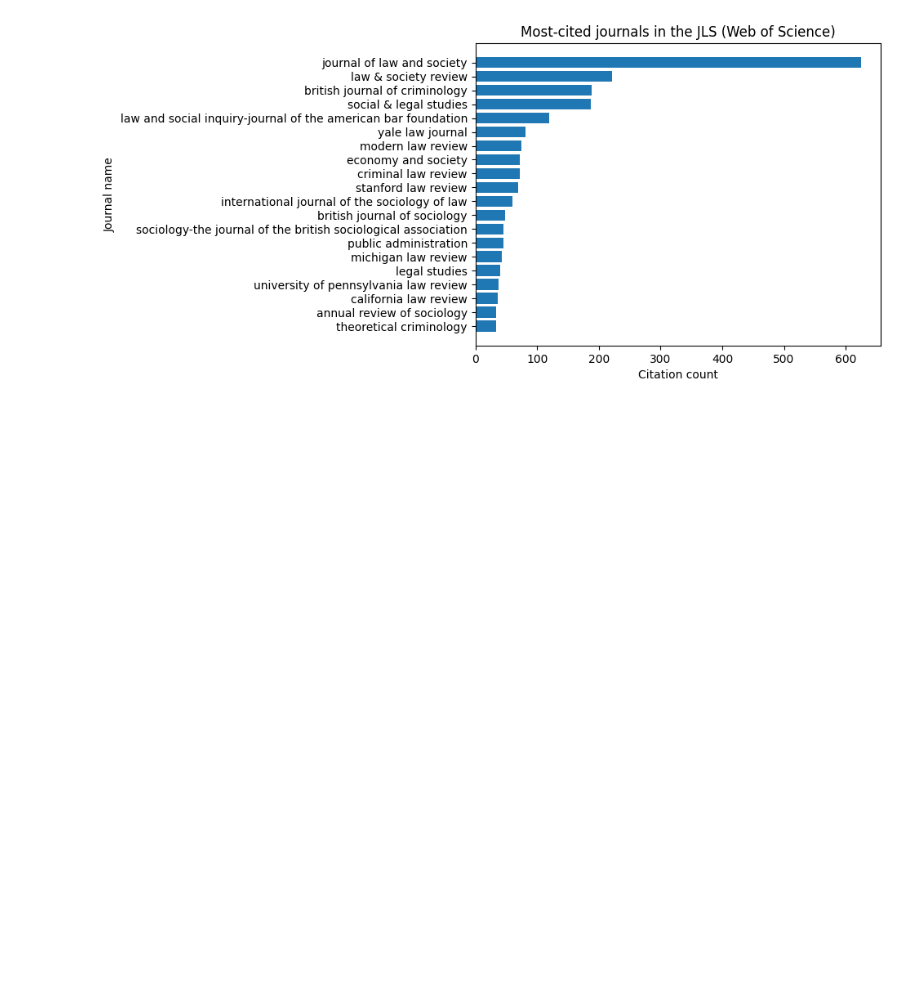
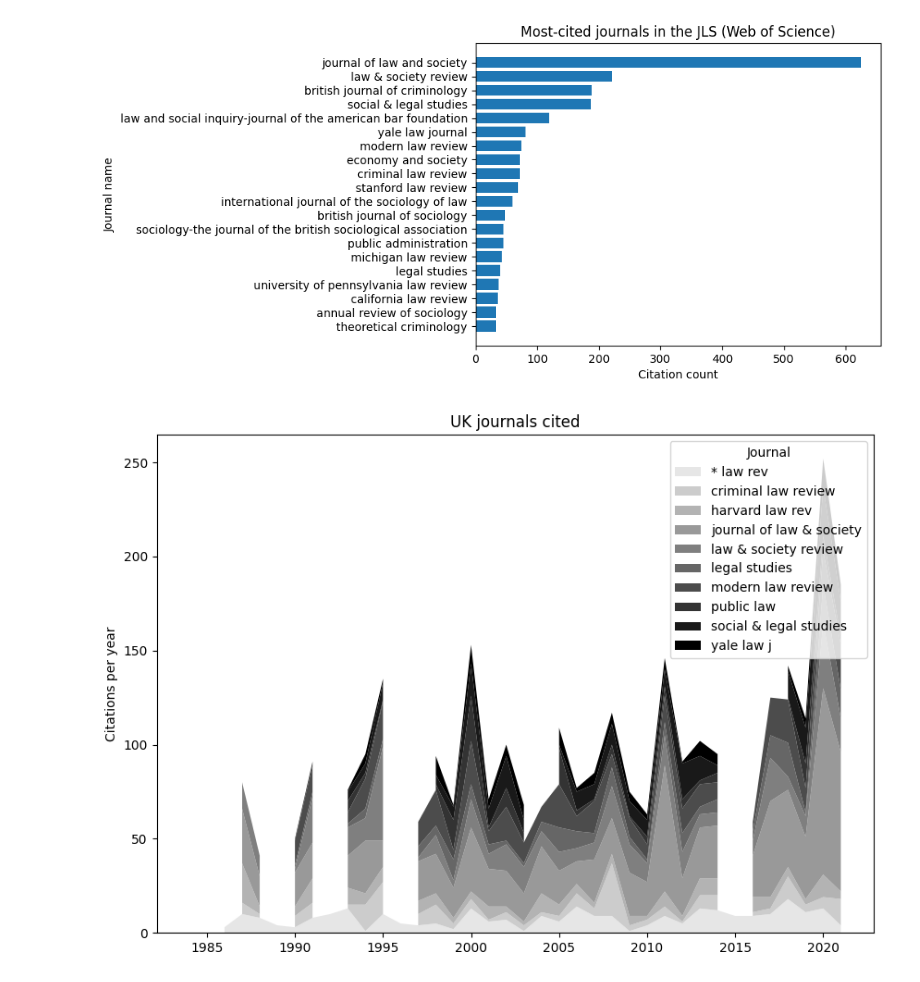
Before and after one commit to cboulanger/jls-bibliometry, a Jupyter notebook: jls-bibliometry.ipynb, the cells around one changed output. Drawn from its saved outputs; the diff is of its cells as text; code cells hidden in the pictures; blank space fills up the shorter version.

```diff
--- a/jls-bibliometry.ipynb
+++ b/jls-bibliometry.ipynb
@@ -246,3 +335,23 @@ plt.savefig("docs/jls-most-cited-journals-wos.png", bbox_inches="tight")
 plt.show()
 # %% [output]
 [figure]
+# %%
+query = """
+match (citingWork:Work)-[r:CITES]->(:Work)-[:PUBLISHED_IN]-(citedVenue:Venue)
+where exists((citingWork)-[:PUBLISHED_IN]->(:Venue {id:"j law soc"}))
+with toLower(citedVenue.name) as journal, count(r) as count
+order by count desc
+limit 10
+with collect(journal) as journals
+match (citingWork:Work)-[r:CITES]->(:Work)-[:PUBLISHED_IN]-(citedVenue:Venue)
+where exists((citingWork)-[:PUBLISHED_IN]->(:Venue {id:"j law soc"}))
+    and toLower(citedVenue.name) in journals
+return citingWork.year as year, toLower(citedVenue.name) as `var`, count(r) as `value`
+"""
+from scripts.utils import get_graph
+graph = get_graph("jls")
+df = graph.run(query).to_data_frame()
+from scripts.stacked_area_plot import plot_stacked_area
+plot_stacked_area(df, var_label="Journal", value_label="Citations per year", title="UK journals cited", window_size=1)
+# %% [output]
+[figure, added]
```
Also changed, not shown: parts of 24 cells of this notebook, 20 other files.
